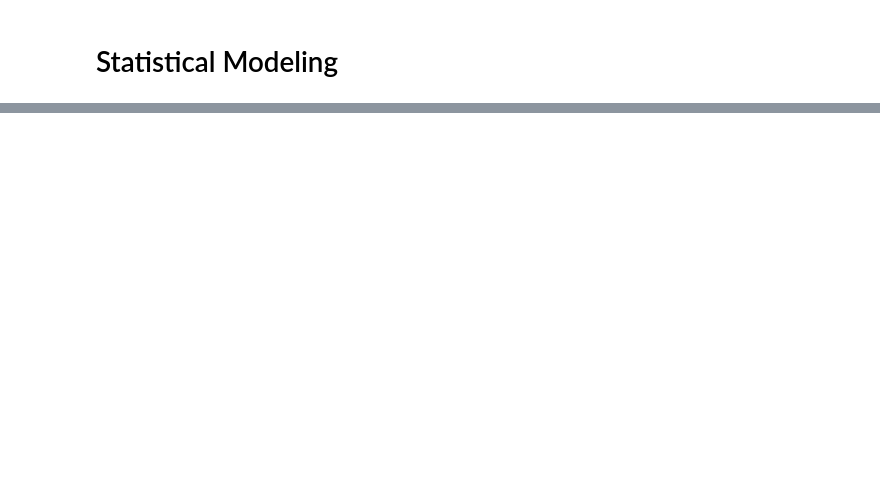
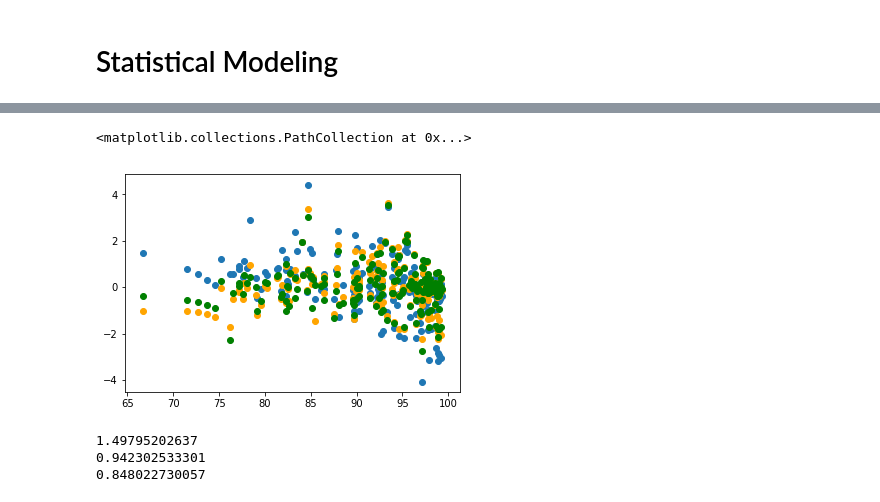
Before and after one commit to fabianfranklinhuffstead/VariousDatasetAnalysis, a Jupyter notebook: Exercise Files/chapter5/workbook_05_03.ipynb, the cells around one changed output, grey strips where cells are left out. Cells and saved outputs as stored; diff of their text form; code cells hidden in the pictures; blank space fills up the shorter version.

```diff
--- a/Exercise Files/chapter5/workbook_05_03.ipynb
+++ b/Exercise Files/chapter5/workbook_05_03.ipynb
@@ -16,0 +50,14 @@ import statsmodels.formula.api as smf
+# %%
+pp.scatter(gdata.age5_surviving, groupmeans.resid)
+pp.scatter(gdata.age5_surviving, surviving.resid, color='orange')
+pp.scatter(gdata.age5_surviving, surviving_byregion_population.resid, color='green')
+# %% [output]
+<matplotlib.collections.PathCollection at 0x...>
+[figure, added]
+# %%
+for model in (groupmeans, surviving, surviving_byregion_population):
+    print(model.mse_resid)
+# %% [output]
+1.49795202637
+0.942302533301
+0.848022730057
```
Also changed, not shown: parts of 23 cells of this notebook.
